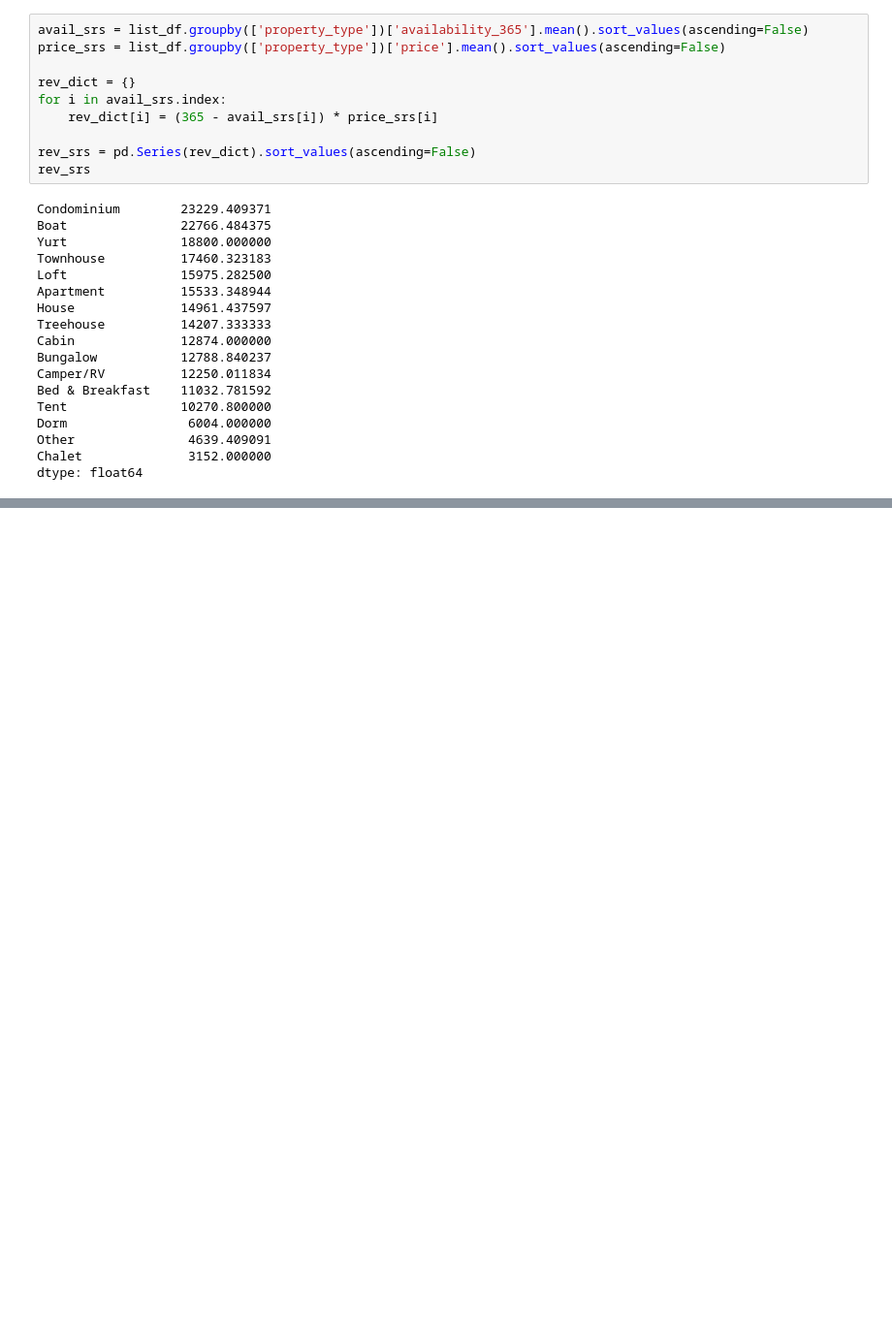
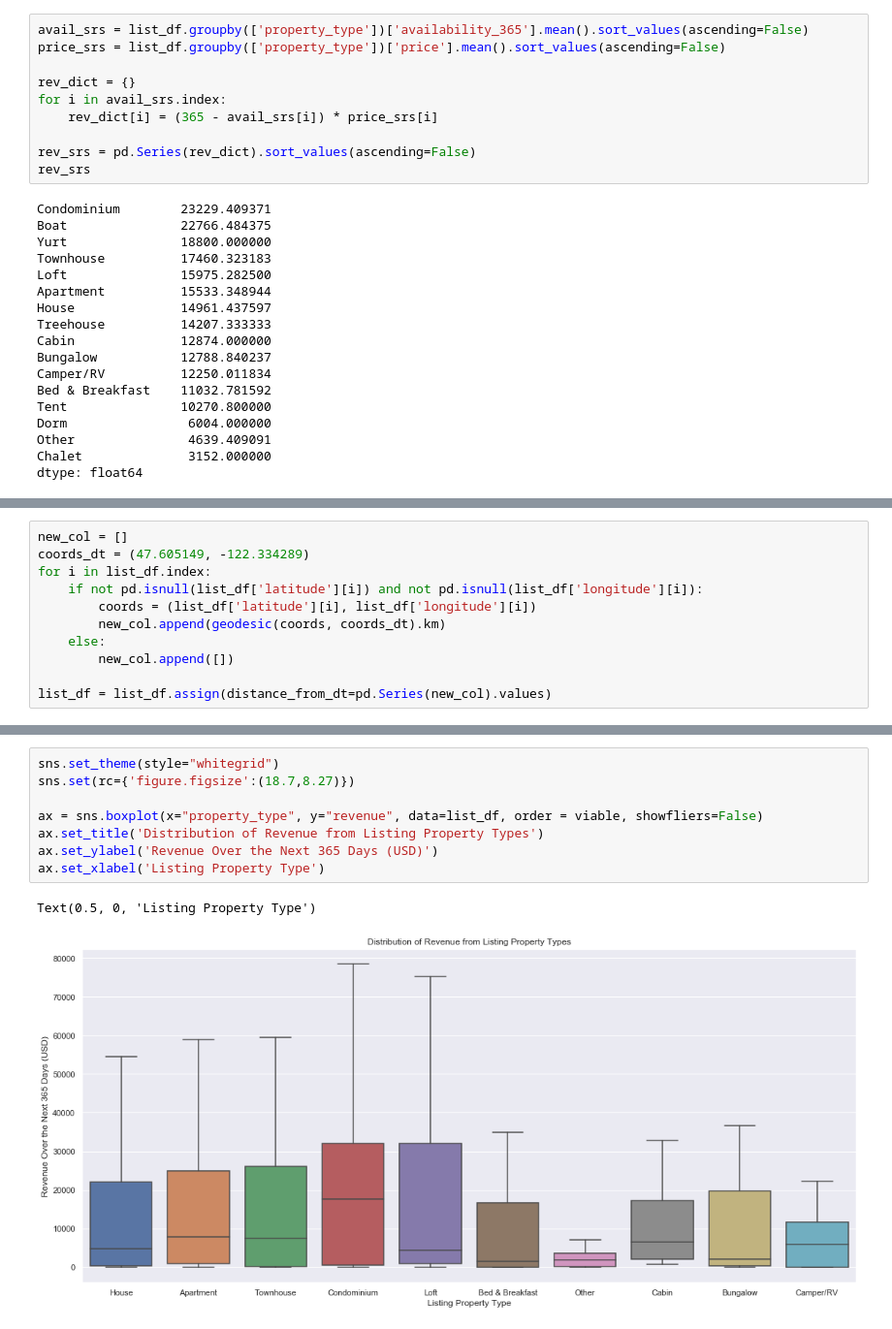
Before and after one commit to justinh523/BlogPostProject, a Jupyter notebook: Project_master.ipynb, the cells around one changed output, grey strips where cells are left out. Shown: that part at 97% size. Saved outputs shown, nothing was run; the diff lists cells and outputs as text; blank space fills up the shorter version.

```diff
--- a/Project_master.ipynb
+++ b/Project_master.ipynb
@@ -377,0 +326,11 @@ See the caveats in the documentation: https://pandas.pydata.org/pandas-docs/stab
+# %%
+new_col = []
+coords_dt = (47.605149, -122.334289)
+for i in list_df.index:
+    if not pd.isnull(list_df['latitude'][i]) and not pd.isnull(list_df['longitude'][i]):
+        coords = (list_df['latitude'][i], list_df['longitude'][i])
+        new_col.append(geodesic(coords, coords_dt).km)
+    else:
+        new_col.append([])
+
+list_df = list_df.assign(distance_from_dt=pd.Series(new_col).values)
@@ -377,0 +370,11 @@ See the caveats in the documentation: https://pandas.pydata.org/pandas-docs/stab
+# %%
+sns.set_theme(style="whitegrid")
+sns.set(rc={'figure.figsize':(18.7,8.27)})
+
+ax = sns.boxplot(x="property_type", y="revenue", data=list_df, order = viable, showfliers=False)
+ax.set_title('Distribution of Revenue from Listing Property Types')
+ax.set_ylabel('Revenue Over the Next 365 Days (USD)')
+ax.set_xlabel('Listing Property Type')
+# %% [output]
+Text(0.5, 0, 'Listing Property Type')
+[figure, added]
```
Also changed, not shown: parts of 11 cells of this notebook.
